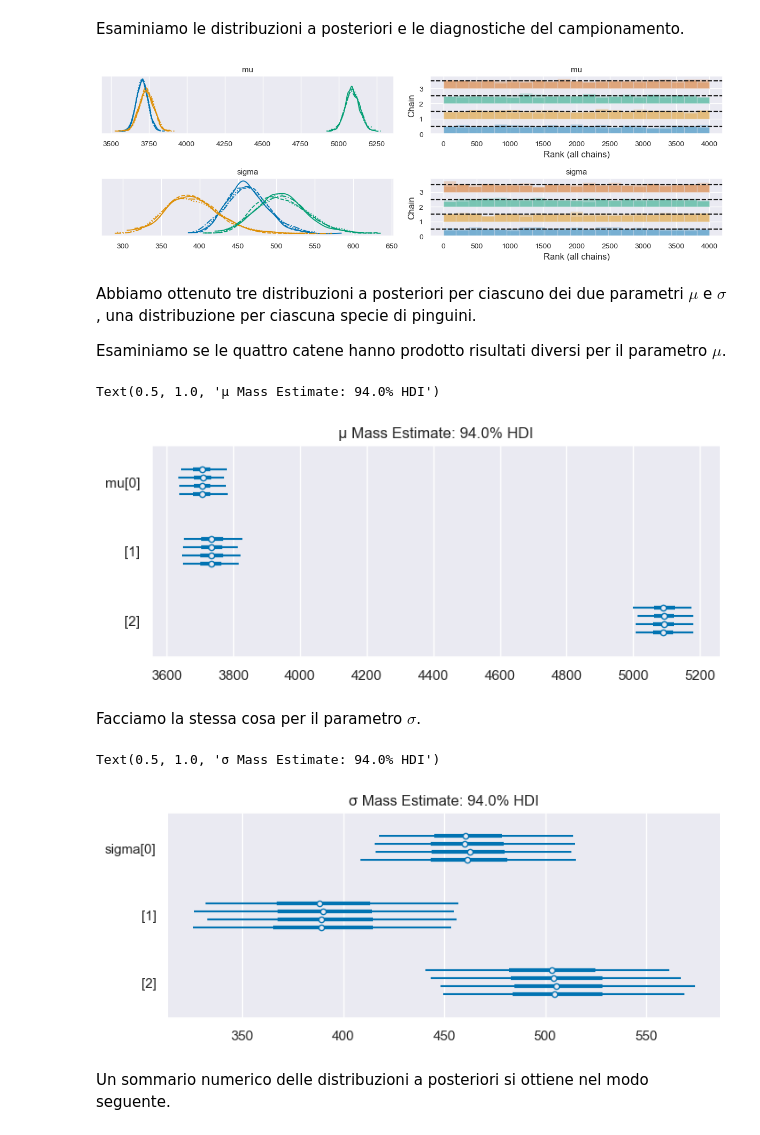
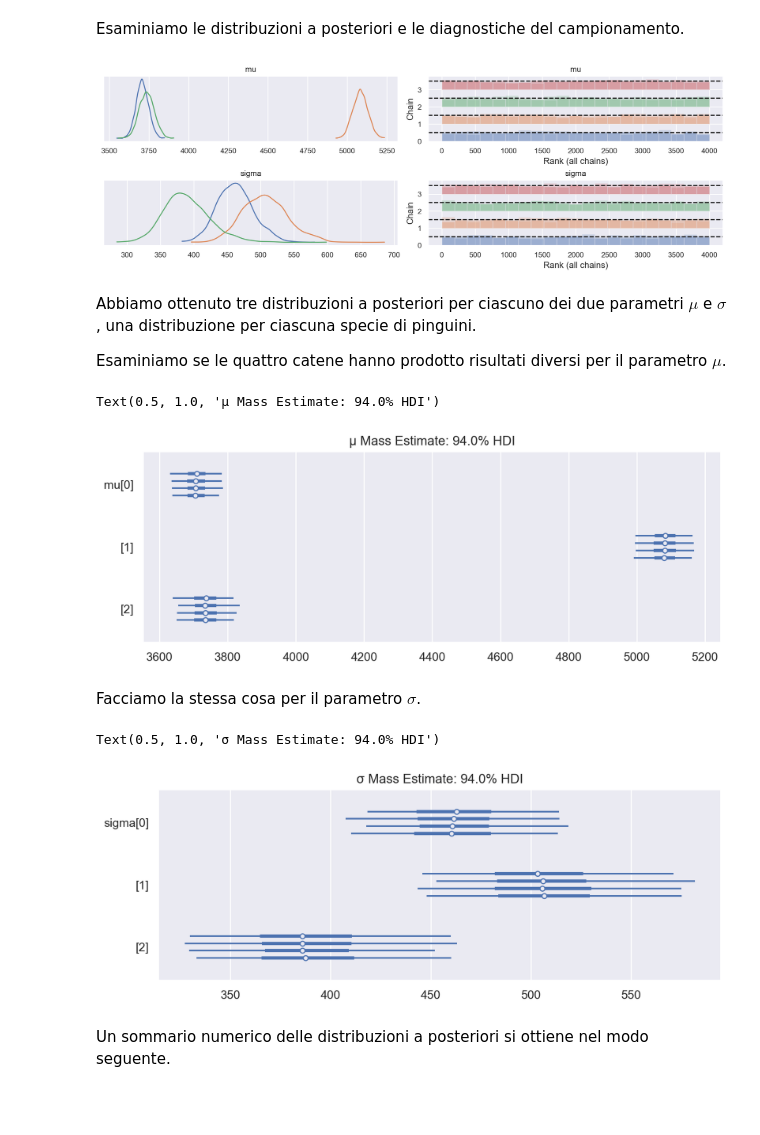
Before and after one commit to ccaudek/ds4psy_2023, a Jupyter notebook: 355_groups_comparison.ipynb, the cells around one changed output. Saved outputs shown, nothing was run; the diff lists cells and outputs as text; code cells hidden in the pictures; blank space fills up the shorter version.

```diff
--- a/355_groups_comparison.ipynb
+++ b/355_groups_comparison.ipynb
@@ -29,3 +19,10 @@ rng = np.random.default_rng(SEED)
+# %%
+%config InlineBackend.figure_format = 'retina'
+# Initialize random number generator
+RANDOM_SEED = 8927
+rng = np.random.default_rng(RANDOM_SEED)
+az.style.use("arviz-darkgrid")
+sns.set(color_codes=True)
 # %% [markdown]
 ## Stima della media di un gruppo
 
@@ -172,0 +306,3 @@ category
+# %%
+species_idx, species_codes = pd.factorize(penguins["species"])
+print(species_idx)
@@ -192,0 +327,12 @@ Sampling 4 chains for 1_000 tune and 1_000 draw iterations (4_000 + 4_000 draws
+# %%
+coords = {"species": [0, 1, 2]}
+
+with pm.Model(coords=coords) as labeled_model:
+    mu_prior = pm.Normal("mu", mu=4000, sigma=500, dims="species")
+    sigma_prior = pm.HalfCauchy("sigma", beta=1000, dims="species")
+    likelihood = pm.Normal(
+        "likelihood",
+        mu=mu_prior[species_idx],
+        sigma=sigma_prior[species_idx],
+        observed=penguins["body_mass_g"],
+    )
@@ -192,0 +341,3 @@ Sampling 4 chains for 1_000 tune and 1_000 draw iterations (4_000 + 4_000 draws
+# %%
+with labeled_model:
+    labeled_idata = pm.sample()
@@ -193,28 +351,30 @@ Sampling 4 chains for 1_000 tune and 1_000 draw iterations (4_000 + 4_000 draws
 # %% [markdown]
 Esaminiamo le distribuzioni a posteriori e le diagnostiche del campionamento.
 # %%
-axes = az.plot_trace(idata3, divergences="bottom", kind="rank_bars")
+axes = az.plot_trace(
+    labeled_idata, combined=True, divergences="bottom", kind="rank_bars"
+)
 plt.tight_layout()
 # %% [output]
-[figure, old version]
+[figure, new version]
 # %% [markdown]
 Abbiamo ottenuto tre distribuzioni a posteriori per ciascuno dei due parametri $\mu$ e $\sigma$, una distribuzione per ciascuna specie di pinguini.
 
 Esaminiamo se le quattro catene hanno prodotto risultati diversi per il parametro $\mu$.
 # %%
-axes = az.plot_forest(idata3, var_names=["mu"], figsize=(8, 3))
+axes = az.plot_forest(labeled_idata, var_names=["mu"], figsize=(8, 3))
 axes[0].set_title("μ Mass Estimate: 94.0% HDI")
 # %% [output]
 Text(0.5, 1.0, 'μ Mass Estimate: 94.0% HDI')
-[figure, old version]
+[figure, new version]
 # %% [markdown]
 Facciamo la stessa cosa per il parametro $\sigma$.
 # %%
-axes = az.plot_forest(idata3, var_names=["sigma"], figsize=(8, 3))
+axes = az.plot_forest(labeled_idata, var_names=["sigma"], figsize=(8, 3))
 axes[0].set_title("σ Mass Estimate: 94.0% HDI")
 # %% [output]
 Text(0.5, 1.0, 'σ Mass Estimate: 94.0% HDI')
-[figure, old version]
+[figure, new version]
 # %% [markdown]
 Un sommario numerico delle distribuzioni a posteriori si ottiene nel modo seguente.
 # %%
```
Also changed, not shown: parts of 56 cells of this notebook, 1 other file.
